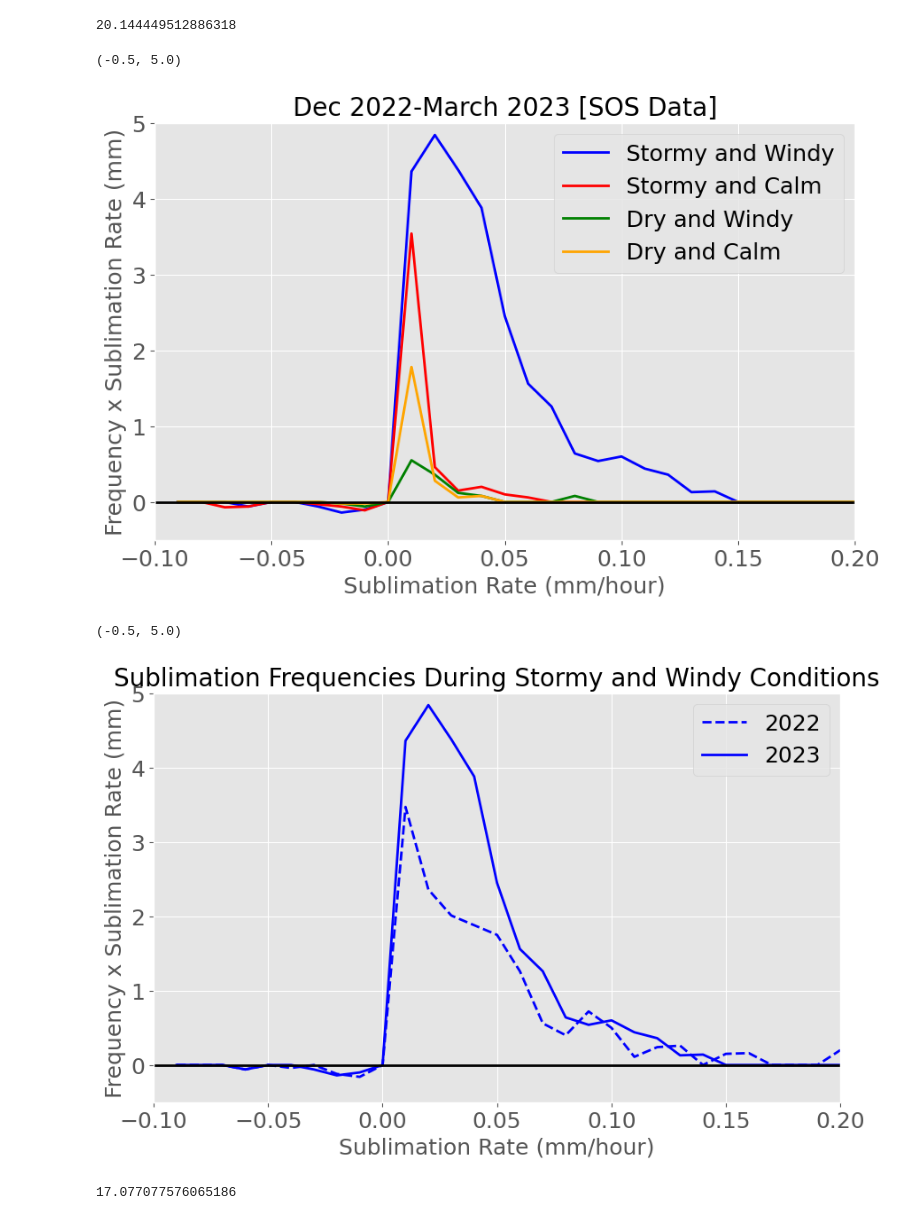
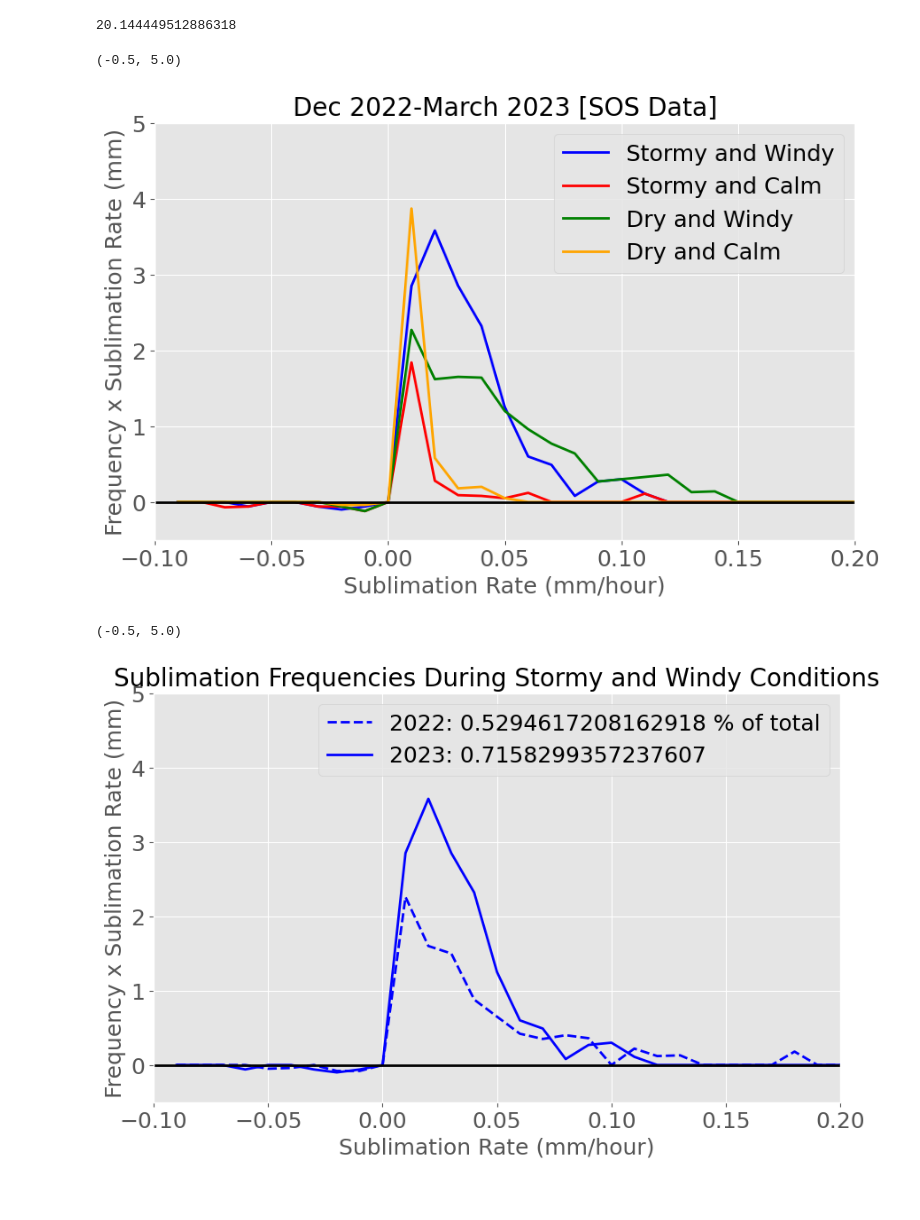
Before and after one commit to dlhogan97/Synoptic-Sublimation, a Jupyter notebook: 02_analysis/data_exploration/14_sublimation_frequencies.ipynb, the cells around one changed output. Cells and saved outputs as stored; diff of their text form; code cells hidden in the pictures.

```diff
--- a/02_analysis/data_exploration/14_sublimation_frequencies.ipynb
+++ b/02_analysis/data_exploration/14_sublimation_frequencies.ipynb
@@ -106,10 +108,10 @@ bins = np.arange(-0.10, 0.2, 0.01)
 def cut_bins(df, bins):
     df['binned'] = pd.cut(df['sublimation'], bins)
     return df
-stormy_sublimation_freq_22 = cut_bins(stormy_sublimation, bins).value_counts('binned').sort_index() * bins[1:]
-stormy_calm_sublimation_freq_22 = cut_bins(stormy_calm_sublimation, bins).value_counts('binned').sort_index() * bins[1:]
-dry_windy_sublimation_freq_22 = cut_bins(dry_windy_sublimation, bins).value_counts('binned').sort_index() * bins[1:]
-dry_calm_sublimation_freq_22 = cut_bins(dry_calm_sublimation, bins).value_counts('binned').sort_index() * bins[1:]
+stormy_sublimation_freq_22 = cut_bins(stormy_sublimation_22, bins).value_counts('binned').sort_index() * bins[1:]
+stormy_calm_sublimation_freq_22 = cut_bins(stormy_calm_sublimation_22, bins).value_counts('binned').sort_index() * bins[1:]
+dry_windy_sublimation_freq_22 = cut_bins(dry_windy_sublimation_22, bins).value_counts('binned').sort_index() * bins[1:]
+dry_calm_sublimation_freq_22 = cut_bins(dry_calm_sublimation_22, bins).value_counts('binned').sort_index() * bins[1:]
 plt.style.use('ggplot')
 fig, ax = plt.subplots(figsize=(10,6))
 
@@ -142,8 +144,10 @@ sublimation_1H = (ds[[variable for variable in hf.TURBULENCE_VARIABLES if 'w_h2o
 sublimation_1H = sublimation_1H[[var for var in sublimation_1H if 'w_h2o__5m' in var]].mean(axis=1).to_frame()
 sublimation_1H.columns = ['sublimation_1H']
 # wind speed !!!!! max wind speed !!!!!
-wind_speed_1H = sos_1H_h2o_flux_ds['spd_10m_ue']
+wind_speed_1H = ds[[var for var in ds if 'spd_10m_' in var]].to_dataframe().mean(axis=1).to_frame()
 wind_speed_1H.name = 'wind_speed_1H'
+# if wind speed is nan, interpolate from previous and next value
+wind_speed_1H = wind_speed_1H.interpolate(method='linear')
 # wind direction
 wind_direction_1H = sos_1H_h2o_flux_ds['dir_10m_ue']
 wind_direction_1H.name = 'wind_direction_1H'
@@ -168,10 +172,12 @@ print(sublimation_1H['sublimation_1H'].sum())
 # %%
 # add rolling precipitation
 sublimation_1H['rolling_24H_precip'] = sublimation_1H['precipitation_1H'].rolling(window=24).sum()
-stormy_sublimation = sublimation_1H[(sublimation_1H['rolling_24H_precip']>0) & (sublimation_1H['wind_speed_1H']>=2)]
-stormy_calm_sublimation = sublimation_1H[(sublimation_1H['rolling_24H_precip']>0) & (sublimation_1H['wind_speed_1H']<2)]
-dry_windy_sublimation = sublimation_1H[(sublimation_1H['rolling_24H_precip']==0) & (sublimation_1H['wind_speed_1H']>=2)]
-dry_calm_sublimation = sublimation_1H[(sublimation_1H['rolling_24H_precip']==0) & (sublimation_1H['wind_speed_1H']<2)]
+# set the first 24 hours to 0
+sublimation_1H['rolling_24H_precip'][:24] = 0
+stormy_sublimation_23 = sublimation_1H[(sublimation_1H['rolling_24H_precip']>=1) & (sublimation_1H['wind_speed_1H']>=2)]
+stormy_calm_sublimation_23 = sublimation_1H[(sublimation_1H['rolling_24H_precip']>=1) & (sublimation_1H['wind_speed_1H']<2)]
+dry_windy_sublimation_23 = sublimation_1H[(sublimation_1H['rolling_24H_precip']<1) & (sublimation_1H['wind_speed_1H']>=2)]
+dry_calm_sublimation_23 = sublimation_1H[(sublimation_1H['rolling_24H_precip']<1) & (sublimation_1H['wind_speed_1H']<2)]
 # %%
 # total sublimation in a time interval is the sublimation rate multiplied by the frequency of that rate
 # cut each sublimation rate into 0.01 g/m^2/s bins
@@ -180,15 +186,15 @@ bins[10] = 0
 def cut_bins(df, bins):
     df['binned'] = pd.cut(df['sublimation_1H'], bins)
     return df
-stormy_sublimation_freq_23 = cut_bins(stormy_sublimation, bins).value_counts('binned').sort_index() * bins[1:]
-stormy_calm_sublimation_freq_23 = cut_bins(stormy_calm_sublimation, bins).value_counts('binned').sort_index() * bins[1:]
-dry_windy_sublimation_freq_23 = cut_bins(dry_windy_sublimation, bins).value_counts('binned').sort_index() * bins[1:]
-dry_calm_sublimation_freq_23 = cut_bins(dry_calm_sublimation, bins).value_counts('binned').sort_index() * bins[1:]
+stormy_sublimation_freq_23 = cut_bins(stormy_sublimation_23, bins).value_counts('binned').sort_index() * bins[1:]
+stormy_calm_sublimation_freq_23 = cut_bins(stormy_calm_sublimation_23, bins).value_counts('binned').sort_index() * bins[1:]
+dry_windy_sublimation_freq_23 = cut_bins(dry_windy_sublimation_23, bins).value_counts('binned').sort_index() * bins[1:]
+dry_calm_sublimation_freq_23 = cut_bins(dry_calm_sublimation_23, bins).value_counts('binned').sort_index() * bins[1:]
 # %%
 plt.style.use('ggplot')
 fig, ax = plt.subplots(figsize=(10,6))
 
-ax.plot(bins[1:], stormy_sublimation_freq_23.values, label='Stormy and Windy', color='blue',lw=2)
+ax.plot(bins[1:], stormy_sublimation_freq_23.values, label=f'Stormy and Windy', color='blue',lw=2)
 ax.plot(bins[1:], stormy_calm_sublimation_freq_23.values, label='Stormy and Calm', color='red',lw=2)
 ax.plot(bins[1:], dry_windy_sublimation_freq_23.values, label='Dry and Windy', color='green',lw=2)
 ax.plot(bins[1:], dry_calm_sublimation_freq_23.values, label='Dry and Calm', color='orange',lw=2)
@@ -204,29 +210,24 @@ ax.set_xlim(-0.1,0.2)
 ax.set_ylim(-0.5,5)
 # %% [output]
 (-0.5, 5.0)
-[figure, old version]
+[figure, new version]
 # %%
 # plot a comparison of stormy and windy conditions for the two years
 plt.style.use('ggplot')
 fig, ax = plt.subplots(figsize=(10,6))
 
-ax.plot(bins[1:], stormy_sublimation_freq_22.values, label='2022', color='blue',lw=2, ls='--')
-ax.plot(bins[1:], stormy_sublimation_freq_23.values, label='2023', color='blue',lw=2)
+ax.plot(bins[1:], stormy_sublimation_freq_22.values, label=f"2022: {stormy_sublimation_freq_22.sum()/w22_kp_sail['sublimation'].sum()} % of total", color='blue',lw=2, ls='--')
+ax.plot(bins[1:], stormy_sublimation_freq_23.values, label=f"2023: {stormy_sublimation_freq_23.sum()/sublimation_1H['sublimation_1H'].sum()}", color='blue',lw=2)
 ax.legend(fontsize=18)
 ax.axhline(0, color='black', lw=2)
 ax.set_xlabel('Sublimation Rate (mm/hour)', size=18)
 ax.set_ylabel('Frequency x Sublimation Rate (mm)', size=18)
 # increase tick label size on x and y axes
 ax.tick_params(axis='x', labelsize=18)
 ax.tick_params(axis='y', labelsize=18)
 ax.set_title('Sublimation Frequencies During Stormy and Windy Conditions', size=20)
 ax.set_xlim(-0.1,0.2)
 ax.set_ylim(-0.5,5)
 # %% [output]
 (-0.5, 5.0)
-[figure, old version]
+[figure, new version]
-# %%
-sublimation_1H['sublimation_1H'].sum()
-w22_kp_sail['sublimation'].sum()
-# %% [output]
-17.077077576065186
```
Also changed, not shown: parts of 5 cells of this notebook, 9 other files.
